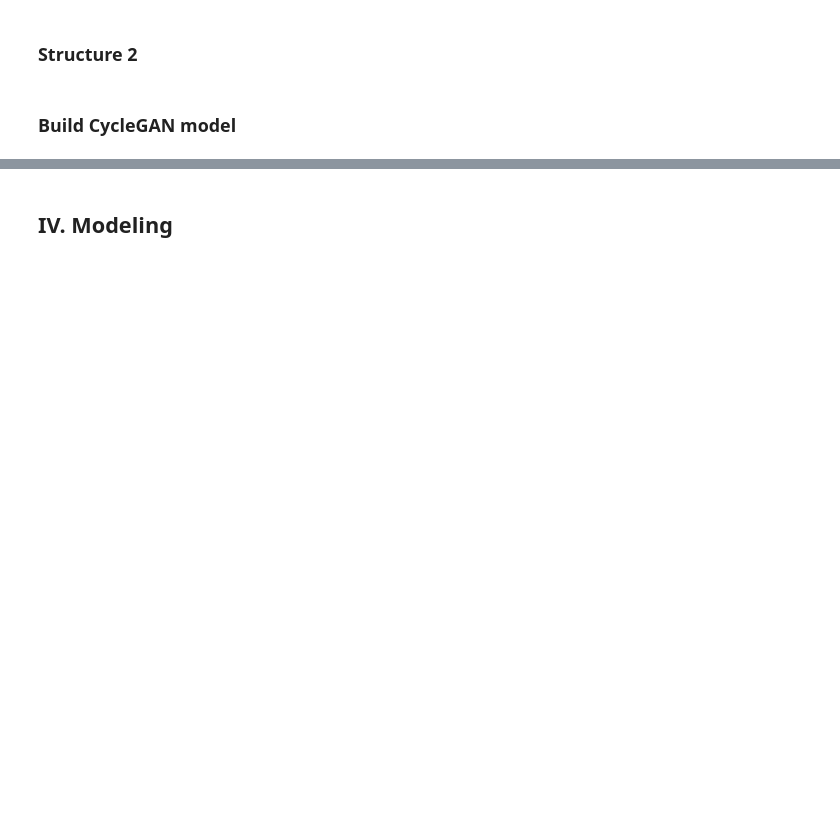
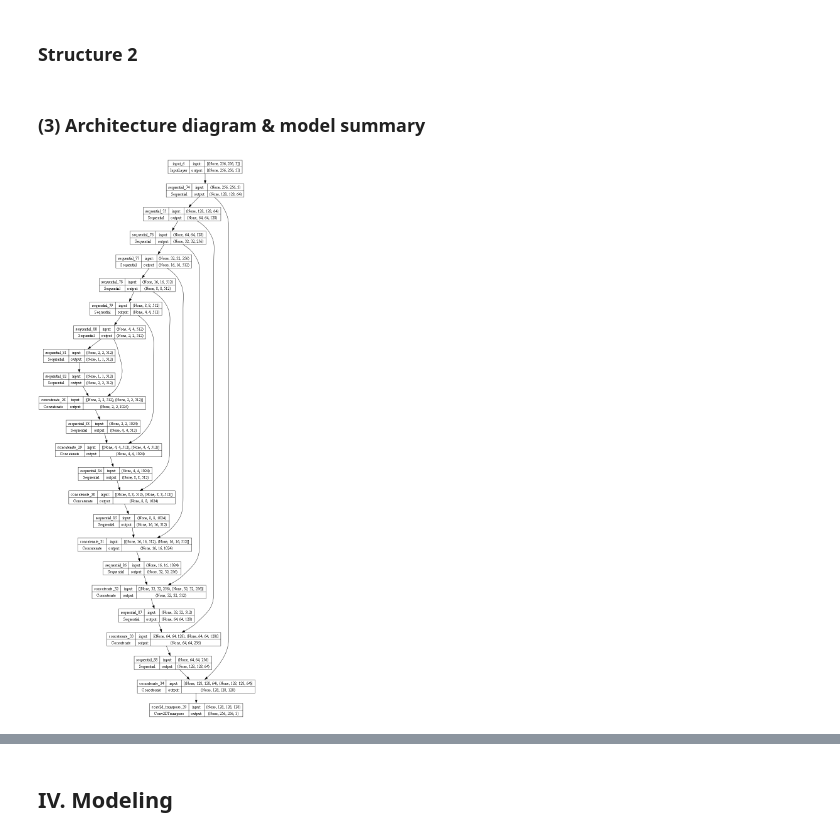
Before and after one commit to IvanLiuTW/code, a Jupyter notebook: GAN.ipynb, the cells around one changed output, grey strips where cells are left out. Drawn from its saved outputs; the diff is of its cells as text; code cells hidden in the pictures; blank space fills up the shorter version.

```diff
--- a/GAN.ipynb
+++ b/GAN.ipynb
@@ -168,28 +251,31 @@ def upsample(filters, size, apply_dropout=False):
 # %%
 # Build the generator
 def Generator():
-    inputs = layers.Input(shape=[256,256,3])
+    inputs = layers.Input(shape=[256, 256, 3])
 
     # Model structure
     down_stack = [
-        downsample(64, 4, apply_instancenorm=False), # (bs, 128, 128, 64), bs = batch size
-        downsample(128, 4), # (bs, 64, 64, 128)
-        downsample(256, 4), # (bs, 32, 32, 256)
-        downsample(512, 4), # (bs, 16, 16, 512)
-        downsample(512, 4), # (bs, 8, 8, 512)
-        downsample(512, 4), # (bs, 4, 4, 512)
-        downsample(512, 4), # (bs, 2, 2, 512)
-        downsample(512, 4), # (bs, 1, 1, 512)
+        downsample(64, apply_instancenorm=False), # (bs, 128, 128, 64), bs = batch size
+        downsample(128), # (bs, 64, 64, 128)
+        downsample(256), # (bs, 32, 32, 256)
+        downsample(512), # (bs, 16, 16, 512)
+        downsample(512), # (bs, 8, 8, 512)
+        downsample(512), # (bs, 4, 4, 512)
+        downsample(512), # (bs, 2, 2, 512)
+        downsample(512), # (bs, 1, 1, 512)
     ]
 
+    # The output of each upsample layer is double the number of filters, because the skip connections
+    # concatenate the output of the downsample layer to a corresponding upsample layer.
+
     up_stack = [
-        upsample(512, 4, apply_dropout=True), # (bs, 2, 2, 1024)
-        upsample(512, 4, apply_dropout=True), # (bs, 4, 4, 1024)
-        upsample(512, 4, apply_dropout=True), # (bs, 8, 8, 1024)
-        upsample(512, 4), # (bs, 16, 16, 1024)
-        upsample(256, 4), # (bs, 32, 32, 512)
-        upsample(128, 4), # (bs, 64, 64, 256)
-        upsample(64, 4), # (bs, 128, 128, 128)
+        upsample(512, apply_dropout=True), # (bs, 2, 2, 1024)
+        upsample(512, apply_dropout=True), # (bs, 4, 4, 1024)
+        upsample(512, apply_dropout=True), # (bs, 8, 8, 1024)
+        upsample(512), # (bs, 16, 16, 1024)
+        upsample(256), # (bs, 32, 32, 512)
+        upsample(128), # (bs, 64, 64, 256)
+        upsample(64), # (bs, 128, 128, 128)
     ]
 
     initializer = tf.random_normal_initializer(0., 0.02)
@@ -372,6 +490,6 @@ def Discriminator():
 
 sample_discriminator = Discriminator()
 sample_discriminator.summary()
-# %% [markdown]
-### Build CycleGAN model
+# %% [markdown]
+### (3) Architecture diagram & model summary
 # %%
@@ -382,3 +501,8 @@ with strategy.scope():
 
     monet_discriminator = Discriminator() # differentiates real Monet paintings and generated Monet paintings
     photo_discriminator = Discriminator() # differentiates real photos and generated photos
+# %%
+generator = Generator()
+tf.keras.utils.plot_model(generator, show_shapes=True, dpi=64)
+# %% [output]
+[figure, added]
```
Also changed, not shown: parts of 35 cells of this notebook, 1 other file.
